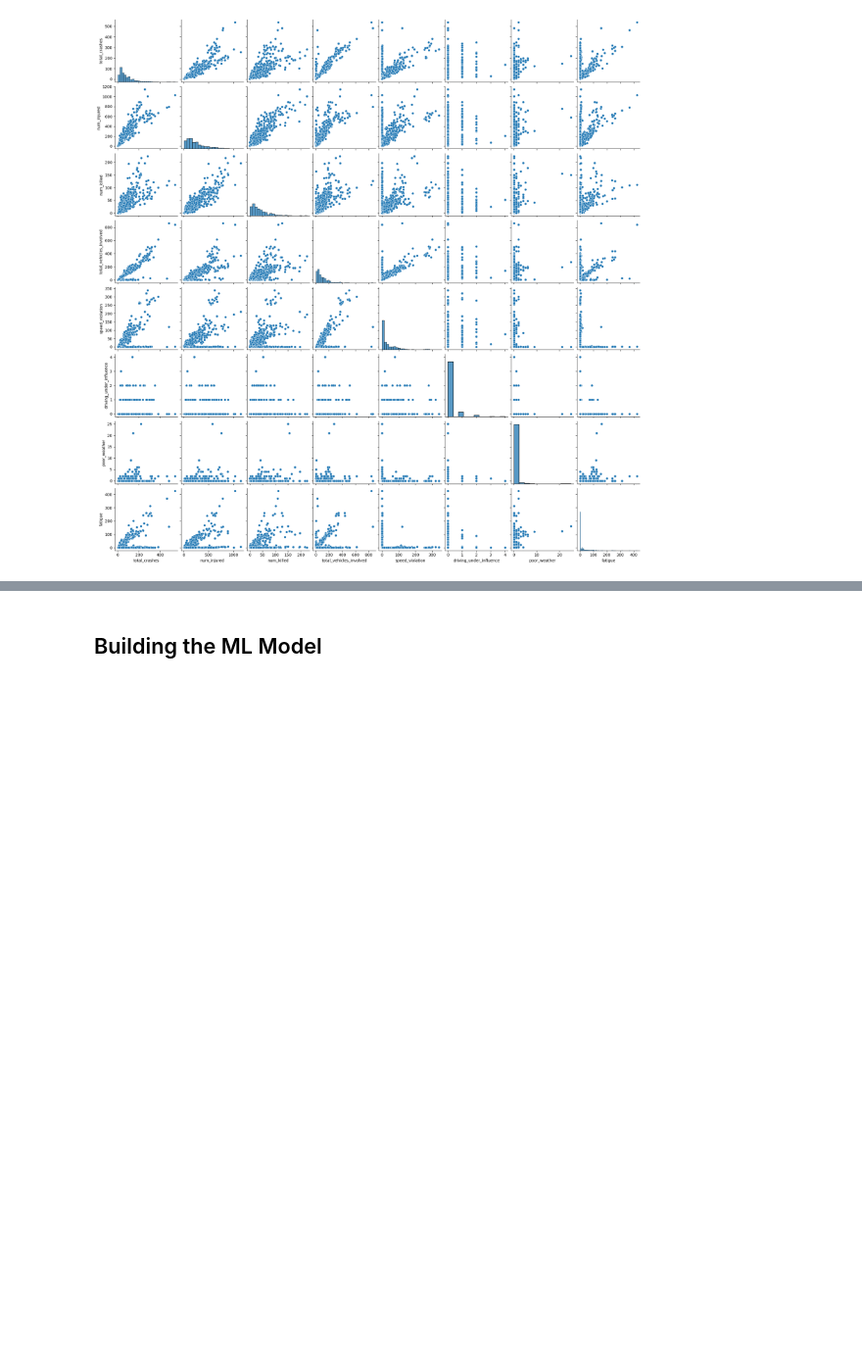
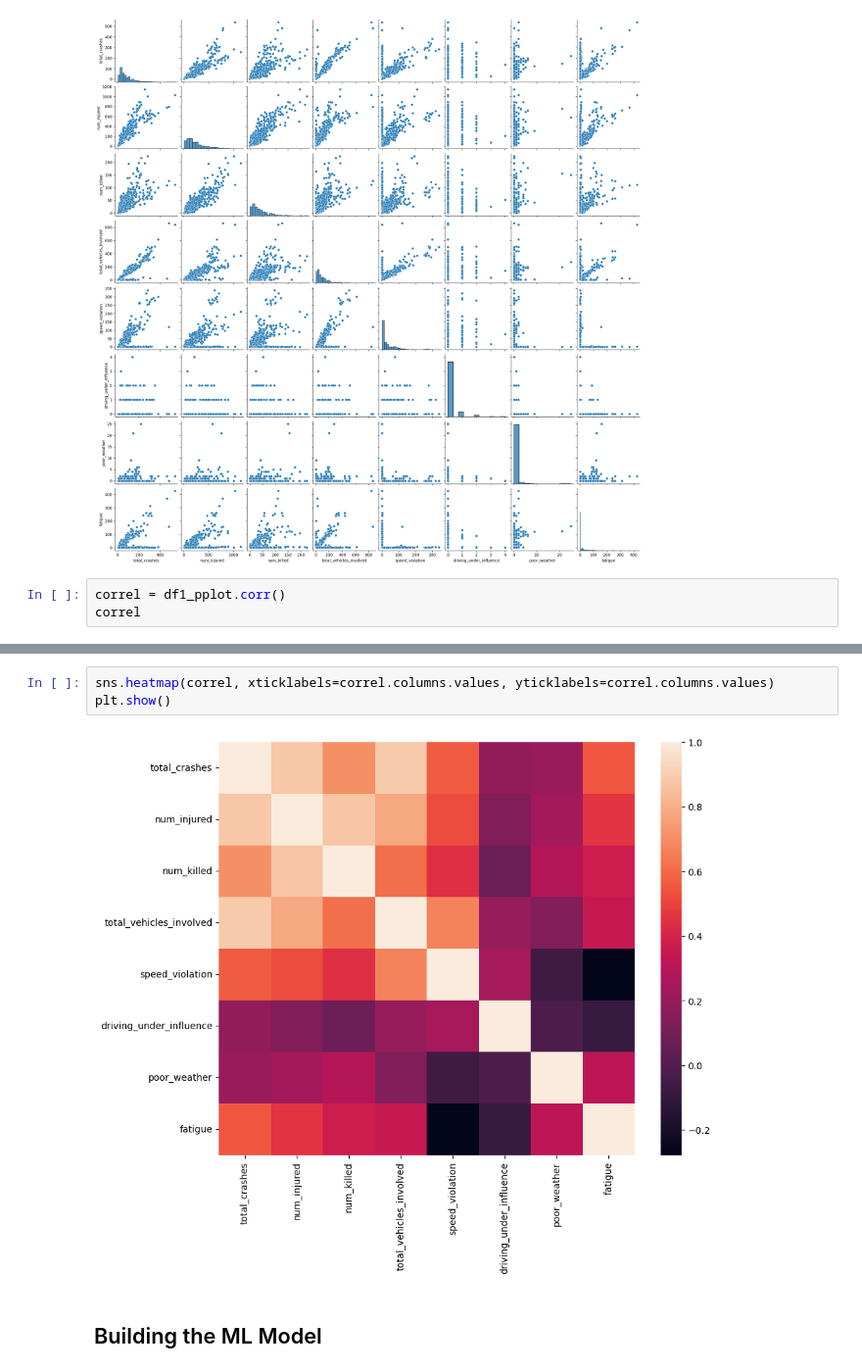
Before and after one commit to labibalam564/Python-Projects, a Jupyter notebook: Traffic-Accidents/Traffic Accident Analysis.ipynb, the cells around one changed output, grey strips where cells are left out. Shown at 98% size. Saved outputs shown, nothing was run; the diff lists cells and outputs as text; blank space fills up the shorter version.

```diff
--- a/Traffic-Accidents/Traffic Accident Analysis.ipynb
+++ b/Traffic-Accidents/Traffic Accident Analysis.ipynb
@@ -300,3 +300,6 @@ sns.pairplot(df1_pplot)
 plt.show()
 # %% [output]
 [figure]
+# %%
+correl = df1_pplot.corr()
+correl
@@ -303,2 +316,7 @@ plt.show()
+# %%
+sns.heatmap(correl, xticklabels=correl.columns.values, yticklabels=correl.columns.values)
+plt.show()
+# %% [output]
+[figure, added]
 # %% [markdown]
 ## Building the ML Model
```
Also changed, not shown: parts of 23 cells of this notebook.
